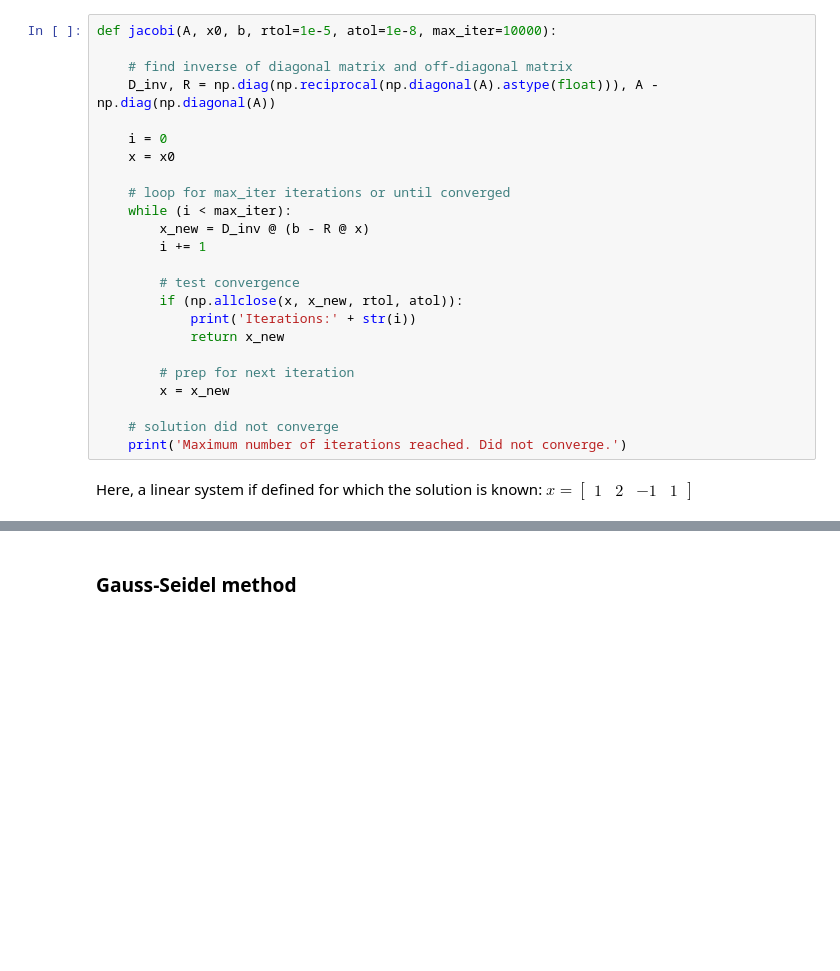
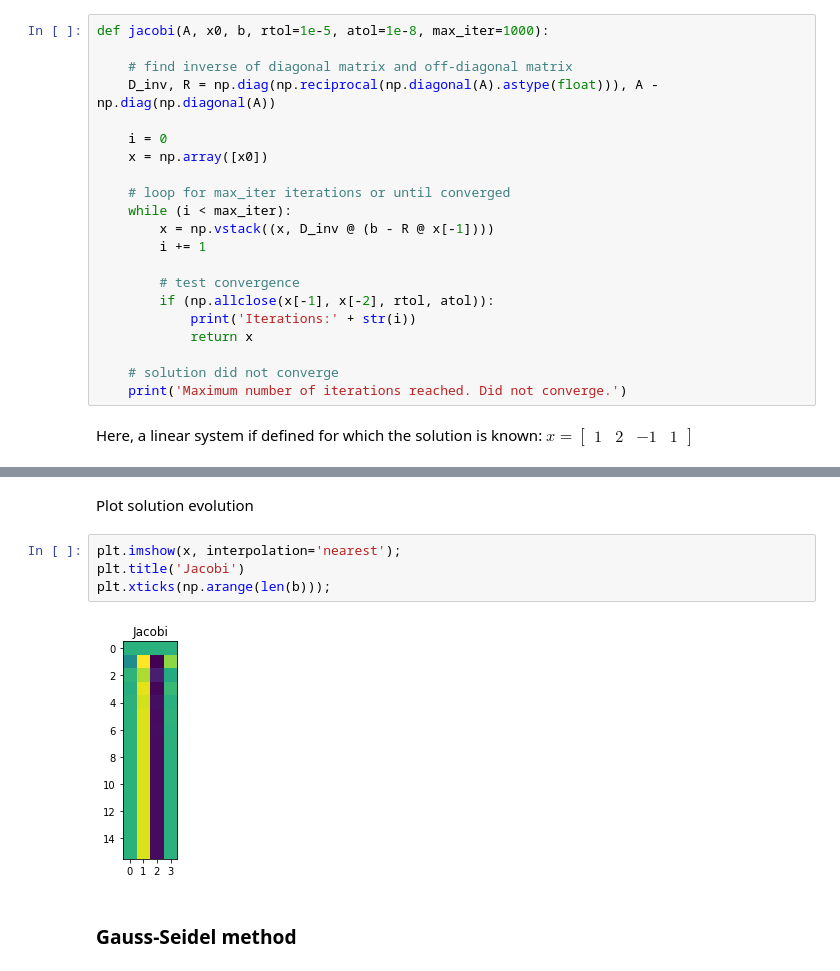
Before and after one commit to matsumotosan/numerical-linear-algebra, a Jupyter notebook: Iterative and Conjugate Gradient Methods.ipynb, the cells around one changed output, grey strips where cells are left out. Drawn from its saved outputs; the diff is of its cells as text; blank space fills up the shorter version.

```diff
--- a/Iterative and Conjugate Gradient Methods.ipynb
+++ b/Iterative and Conjugate Gradient Methods.ipynb
@@ -47,26 +57,23 @@ where $M_J=D_A$ and $N_J=-(L_A+U_A)$. Rearranging the equation to calculate $x^{
 
 $$ x^{(k)}=M_J^{-1}(N_Jx^{(k-1)}+b) $$
 # %%
-def jacobi(A, x0, b, rtol=1e-5, atol=1e-8, max_iter=10000):
+def jacobi(A, x0, b, rtol=1e-5, atol=1e-8, max_iter=1000):
 
     # find inverse of diagonal matrix and off-diagonal matrix
     D_inv, R = np.diag(np.reciprocal(np.diagonal(A).astype(float))), A - np.diag(np.diagonal(A))
 
     i = 0
-    x = x0
+    x = np.array([x0])
 
     # loop for max_iter iterations or until converged
     while (i < max_iter):
-        x_new = D_inv @ (b - R @ x)
+        x = np.vstack((x, D_inv @ (b - R @ x[-1])))
         i += 1
 
         # test convergence
-        if (np.allclose(x, x_new, rtol, atol)):
+        if (np.allclose(x[-1], x[-2], rtol, atol)):
             print('Iterations:' + str(i))
-            return x_new
-
-        # prep for next iteration
-        x = x_new
+            return x
 
     # solution did not converge
     print('Maximum number of iterations reached. Did not converge.')
@@ -88,3 +110,11 @@ array([ 0.9999985 ,  2.00000237, -1.00000187,  1.0000028 ])
+# %% [markdown]
+Plot solution evolution
+# %%
+plt.imshow(x, interpolation='nearest');
+plt.title('Jacobi')
+plt.xticks(np.arange(len(b)));
+# %% [output]
+[figure, added]
 # %% [markdown]
 ### Gauss-Seidel method
 # %% [markdown]
```
Also changed, not shown: parts of 24 cells of this notebook, 3 other files.
